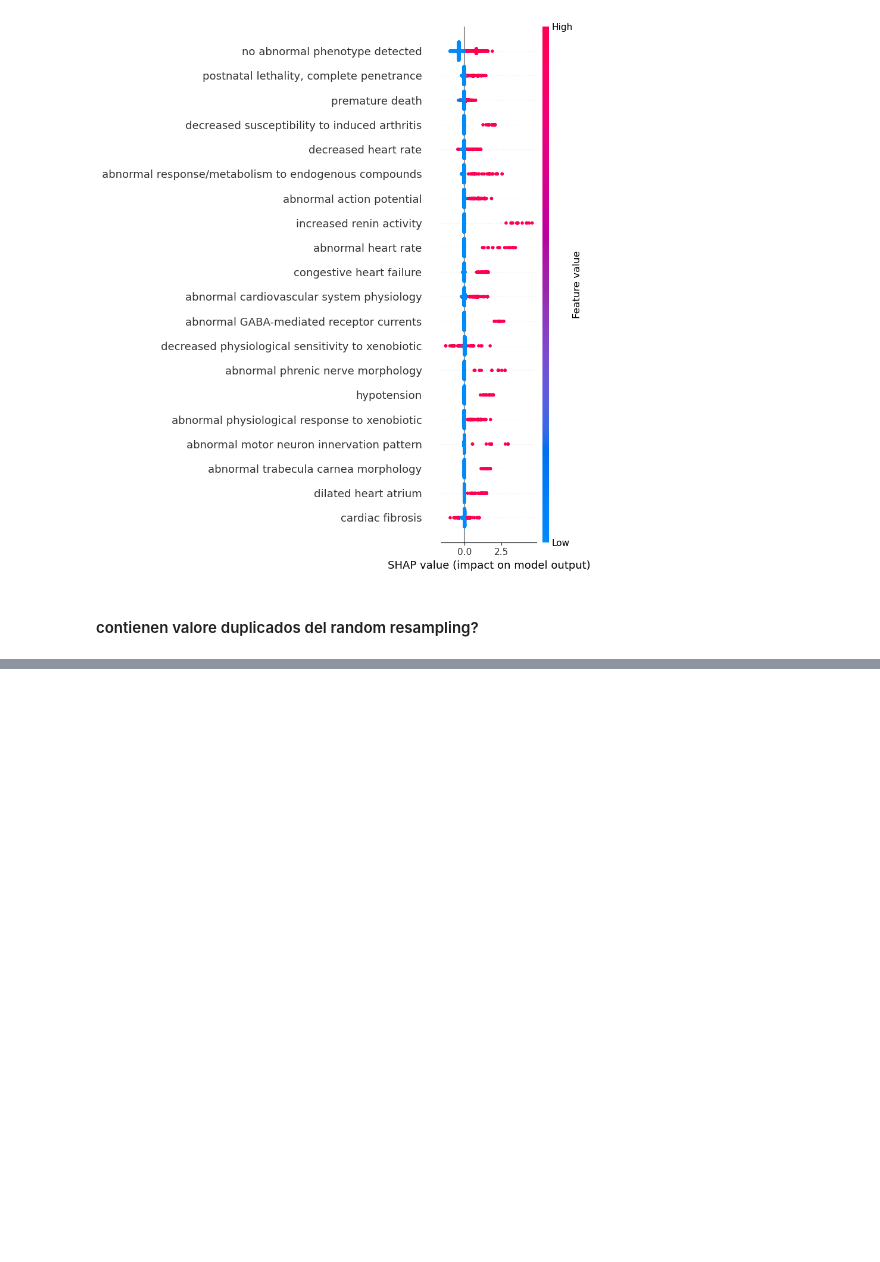
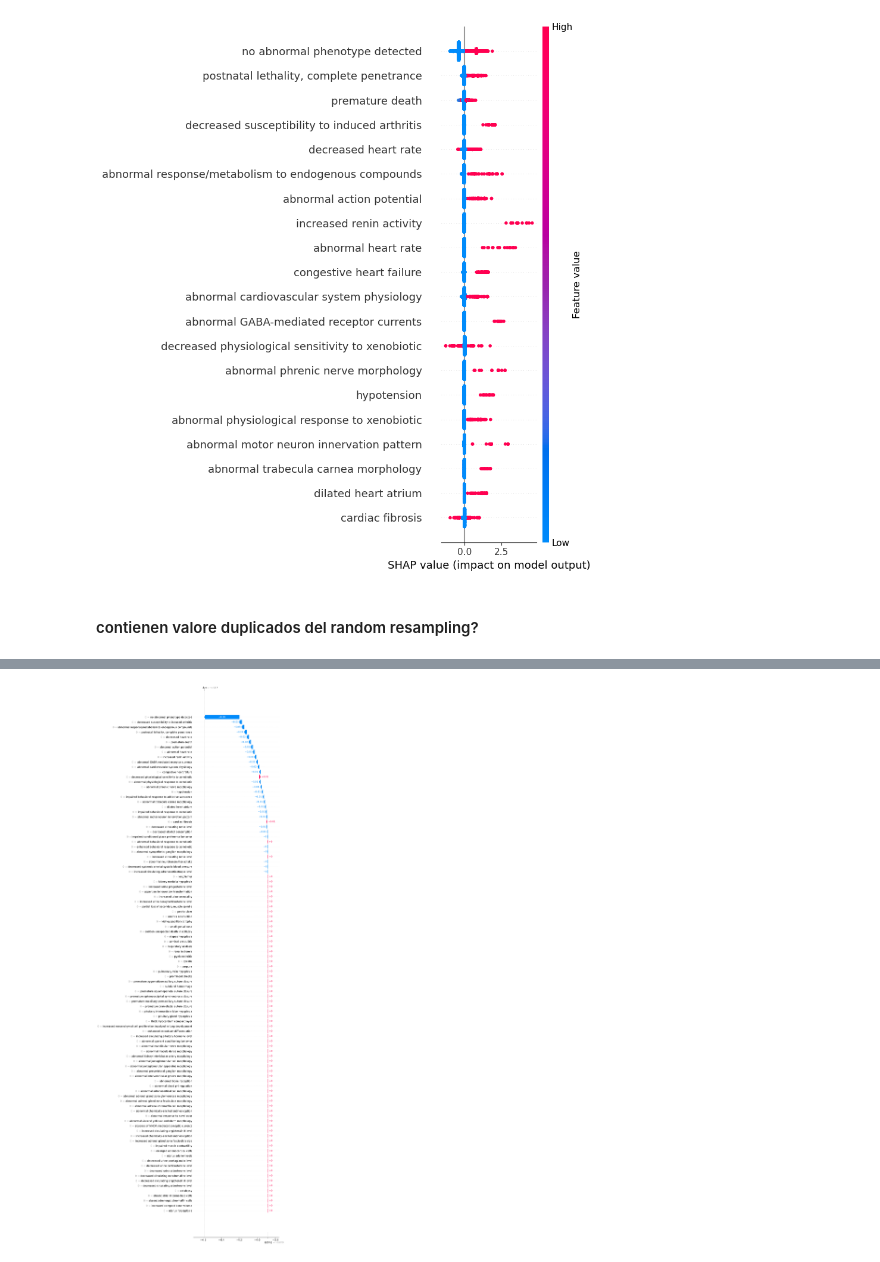
Before and after one commit to Juanmaria-rr/mouseHumanSafety, a Jupyter notebook: src/analysis/Modelling.ipynb, the cells around one changed output, grey strips where cells are left out. Cells and saved outputs as stored; diff of their text form; code cells hidden in the pictures; blank space fills up the shorter version.

```diff
--- a/src/analysis/Modelling.ipynb
+++ b/src/analysis/Modelling.ipynb
@@ -1158,0 +1229,18 @@ shap.summary_plot(shap_values, X_selected, feature_names=selected_feature_names)
+# %%
+import shap
+
+# Explain predictions using SHAP for XGBoost model
+explainer = shap.TreeExplainer(xgb_model)
+shap_values = explainer(X_selected)
+
+# Choose an observation to explain
+observation_index = 0  # Select the observation index, e.g., the first row
+shap_waterfall = shap_values[observation_index]
+
+# Assign the feature names to the SHAP values object
+shap_waterfall.feature_names = selected_feature_names  # Map top 100 feature names
+
+# Generate the waterfall plot
+shap.plots.waterfall(shap_waterfall, max_display=100)  # Display up to 100 features
+# %% [output]
+[figure, added]
```
Also changed, not shown: parts of 14 cells of this notebook.
